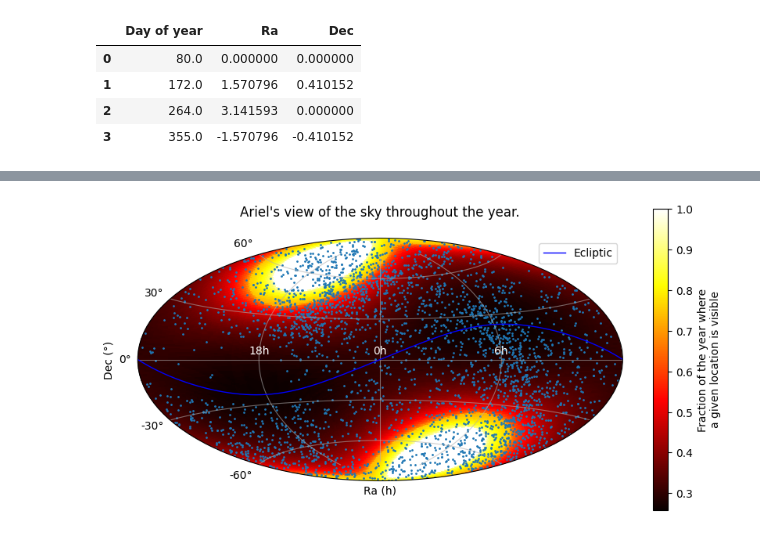
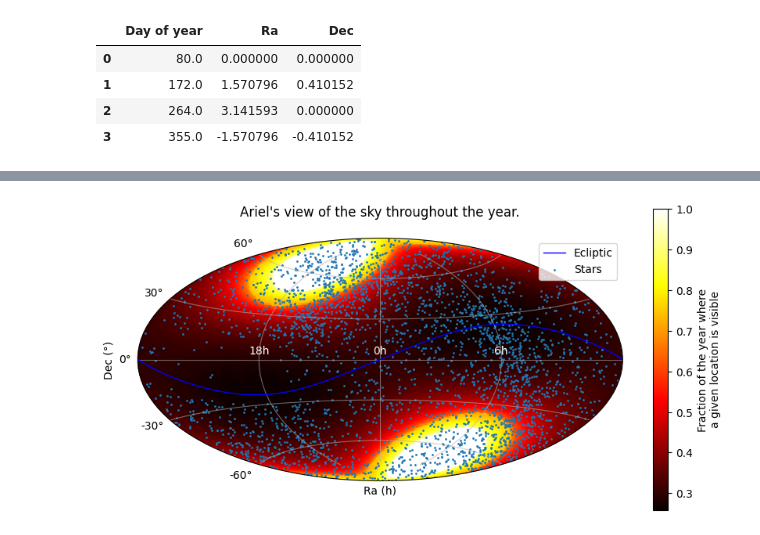
Before and after one commit to catlkx/Ariel-target-selection, a Jupyter notebook: VisibilityPlot.ipynb, the cells around one changed output, grey strips where cells are left out. Cells and saved outputs as stored; diff of their text form; code cells hidden in the pictures.

```diff
--- a/VisibilityPlot.ipynb
+++ b/VisibilityPlot.ipynb
@@ -61,32 +68,34 @@ for n in range(len(ra)):
                 rho[i][j] += 1
 rho /= NUM_LON_PTS # normalizes values such that they are all between 0 and 1.
 # %%
+CMAP = 'hot' # color map for the pcolormesh
+
 # Preparing the plot
 plt.figure(figsize=(10,5))
 plt.subplot(projection = 'aitoff')
 plt.grid(True, alpha=.6)
 
 # plotting the pcolormesh and its color bar
-plt.pcolormesh(Lon, Lat, rho, cmap='hot')
+plt.pcolormesh(Lon, Lat, rho, cmap=CMAP)
 plt.colorbar(label="Fraction of the year where\na given location is visible")
 
 # plotting ecliptic path and stars of interest
 # plt.scatter(SUN_PATH['Ra'], SUN_PATH['Dec'], color='green', marker='o', s=15) # plots the position of the sun for key dates.
 plt.plot(ra, ecliptic, label='Ecliptic', color='blue', linewidth=1) # plots ecliptic
-plt.scatter(starRA, starDEC, s=1, marker='o') # plots the stars of interest
+plt.scatter(starRA, starDEC, s=1, marker='o', label='Stars') # plots the stars of interest
 
 plt.xticks([-pi/2, 0, pi/2], ['18h', '0h', '6h'], color='white')
 plt.yticks([-pi/3, -pi/6, 0, pi/6, pi/3])
 
 # adding title and labels
 plt.title(f"Ariel's view of the sky throughout the year.", pad=20)
 plt.xlabel('Ra (h)')
 plt.ylabel('Dec (\u00B0)')
 plt.legend(loc='best')
 
 # saving figure to the "Visibility Plots" folder
-plt.savefig(f"Visibility Plots/VisibilityPlot.png", bbox_inches='tight', dpi=300)
+plt.savefig(f"Visibility Plots/VisibilityPlot_CMAP={CMAP}.png", bbox_inches='tight', dpi=300)
 
 plt.show()
 # %% [output]
-[figure, old version]
+[figure, new version]
```
Also changed, not shown: parts of 2 cells of this notebook.
